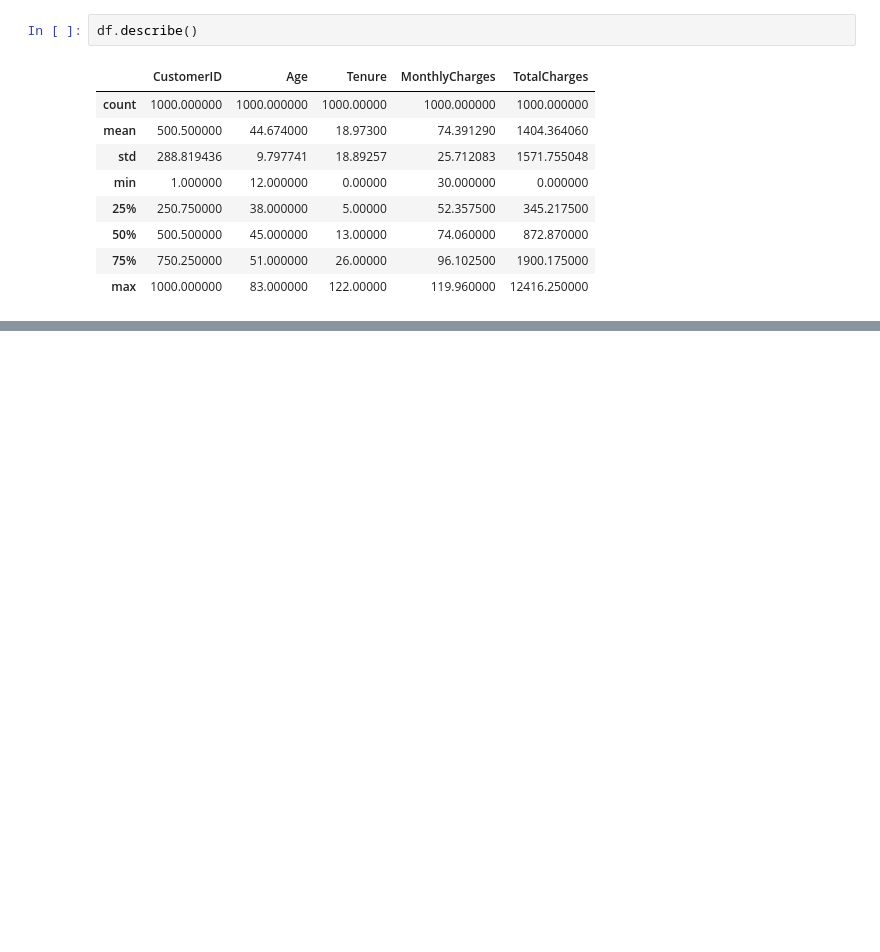
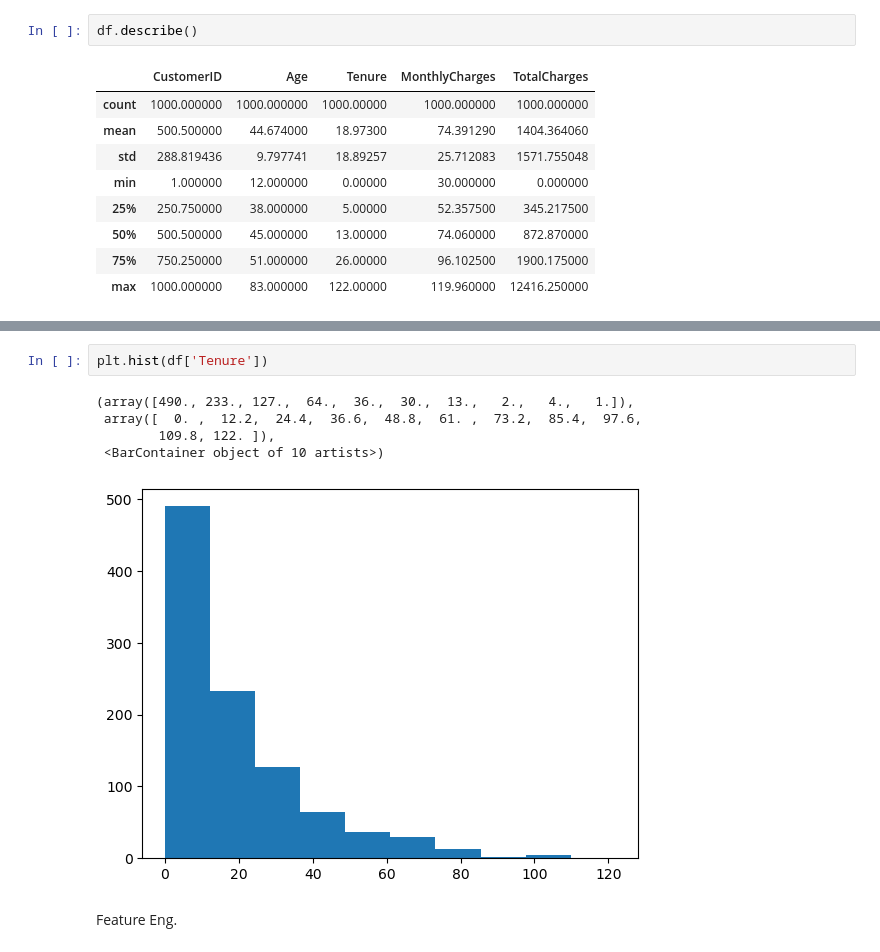
Before and after one commit to CODING-bit74/Churn-Prediction-using-Machine-Learning, a Jupyter notebook: NOTEBOOK.ipynb, the cells around one changed output, grey strips where cells are left out. Drawn from its saved outputs; the diff is of its cells as text; blank space fills up the shorter version.

```diff
--- a/NOTEBOOK.ipynb
+++ b/NOTEBOOK.ipynb
@@ -89,0 +157,10 @@ df.describe()
+# %%
+plt.hist(df['Tenure'])
+# %% [output]
+(array([490., 233., 127.,  64.,  36.,  30.,  13.,   2.,   4.,   1.]),
+ array([  0. ,  12.2,  24.4,  36.6,  48.8,  61. ,  73.2,  85.4,  97.6,
+        109.8, 122. ]),
+ <BarContainer object of 10 artists>)
+[figure, added]
+# %% [markdown]
+Feature Eng.
```
Also changed, not shown: parts of 25 cells of this notebook, 2 other files.
